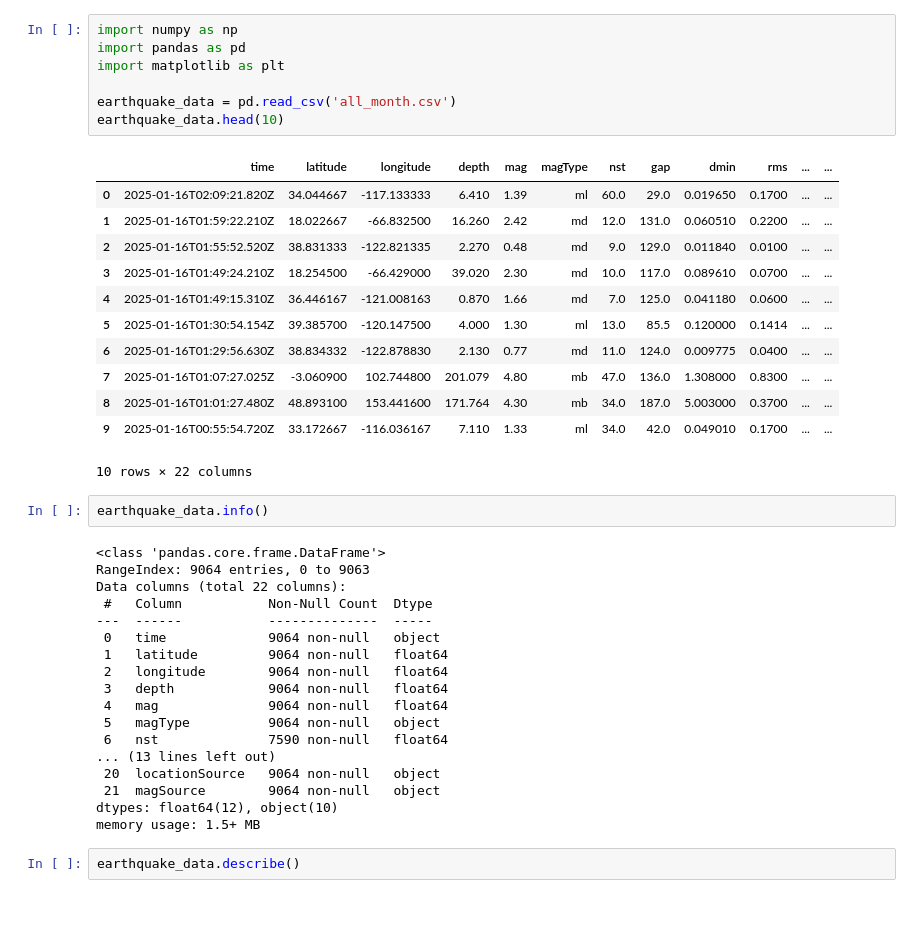
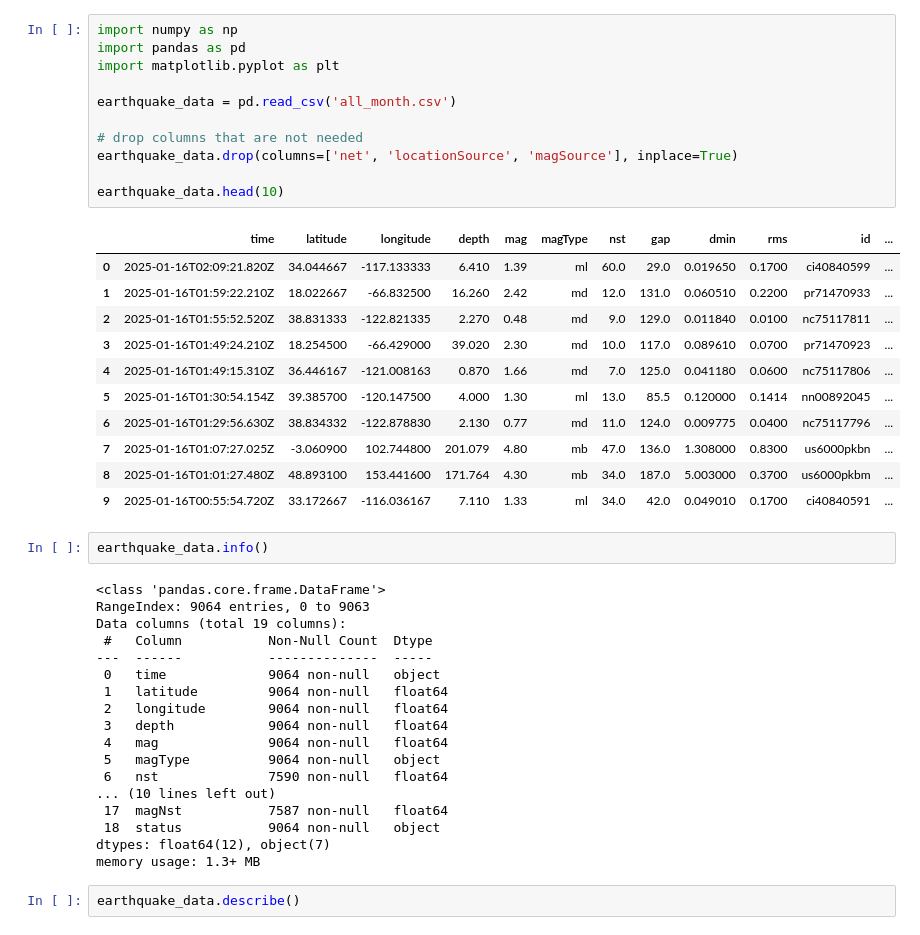
Before and after one commit to pkdc/earthquake-data-analysis, a Jupyter notebook: earthquake.ipynb, the cells around one changed output. Drawn from its saved outputs; the diff is of its cells as text; blank space fills up the shorter version.

Commit message:
Spatial Distribution of Earthquakes wip

```diff
--- a/earthquake.ipynb
+++ b/earthquake.ipynb
@@ -1,29 +1,32 @@
 # %%
 import numpy as np
 import pandas as pd
-import matplotlib as plt
+import matplotlib.pyplot as plt
 
 earthquake_data = pd.read_csv('all_month.csv')
+
+# drop columns that are not needed
+earthquake_data.drop(columns=['net', 'locationSource', 'magSource'], inplace=True)
+
 earthquake_data.head(10)
 # %% [output]
-|  | time | latitude | longitude | depth | mag | magType | nst | gap | dmin | rms | ... | ... |
-| 0 | 2025-01-16T02:09:21.820Z | 34.044667 | -117.133333 | 6.410 | 1.39 | ml | 60.0 | 29.0 | 0.019650 | 0.1700 | ... | ... |
-| 1 | 2025-01-16T01:59:22.210Z | 18.022667 | -66.832500 | 16.260 | 2.42 | md | 12.0 | 131.0 | 0.060510 | 0.2200 | ... | ... |
-| 2 | 2025-01-16T01:55:52.520Z | 38.831333 | -122.821335 | 2.270 | 0.48 | md | 9.0 | 129.0 | 0.011840 | 0.0100 | ... | ... |
-| 3 | 2025-01-16T01:49:24.210Z | 18.254500 | -66.429000 | 39.020 | 2.30 | md | 10.0 | 117.0 | 0.089610 | 0.0700 | ... | ... |
-| 4 | 2025-01-16T01:49:15.310Z | 36.446167 | -121.008163 | 0.870 | 1.66 | md | 7.0 | 125.0 | 0.041180 | 0.0600 | ... | ... |
-| 5 | 2025-01-16T01:30:54.154Z | 39.385700 | -120.147500 | 4.000 | 1.30 | ml | 13.0 | 85.5 | 0.120000 | 0.1414 | ... | ... |
-| 6 | 2025-01-16T01:29:56.630Z | 38.834332 | -122.878830 | 2.130 | 0.77 | md | 11.0 | 124.0 | 0.009775 | 0.0400 | ... | ... |
-| 7 | 2025-01-16T01:07:27.025Z | -3.060900 | 102.744800 | 201.079 | 4.80 | mb | 47.0 | 136.0 | 1.308000 | 0.8300 | ... | ... |
-| 8 | 2025-01-16T01:01:27.480Z | 48.893100 | 153.441600 | 171.764 | 4.30 | mb | 34.0 | 187.0 | 5.003000 | 0.3700 | ... | ... |
-| 9 | 2025-01-16T00:55:54.720Z | 33.172667 | -116.036167 | 7.110 | 1.33 | ml | 34.0 | 42.0 | 0.049010 | 0.1700 | ... | ... |
+|  | time | latitude | longitude | depth | mag | magType | nst | gap | dmin | rms | id | ... |
+| 0 | 2025-01-16T02:09:21.820Z | 34.044667 | -117.133333 | 6.410 | 1.39 | ml | 60.0 | 29.0 | 0.019650 | 0.1700 | ci40840599 | ... |
+| 1 | 2025-01-16T01:59:22.210Z | 18.022667 | -66.832500 | 16.260 | 2.42 | md | 12.0 | 131.0 | 0.060510 | 0.2200 | pr71470933 | ... |
+| 2 | 2025-01-16T01:55:52.520Z | 38.831333 | -122.821335 | 2.270 | 0.48 | md | 9.0 | 129.0 | 0.011840 | 0.0100 | nc75117811 | ... |
+| 3 | 2025-01-16T01:49:24.210Z | 18.254500 | -66.429000 | 39.020 | 2.30 | md | 10.0 | 117.0 | 0.089610 | 0.0700 | pr71470923 | ... |
+| 4 | 2025-01-16T01:49:15.310Z | 36.446167 | -121.008163 | 0.870 | 1.66 | md | 7.0 | 125.0 | 0.041180 | 0.0600 | nc75117806 | ... |
+| 5 | 2025-01-16T01:30:54.154Z | 39.385700 | -120.147500 | 4.000 | 1.30 | ml | 13.0 | 85.5 | 0.120000 | 0.1414 | nn00892045 | ... |
+| 6 | 2025-01-16T01:29:56.630Z | 38.834332 | -122.878830 | 2.130 | 0.77 | md | 11.0 | 124.0 | 0.009775 | 0.0400 | nc75117796 | ... |
+| 7 | 2025-01-16T01:07:27.025Z | -3.060900 | 102.744800 | 201.079 | 4.80 | mb | 47.0 | 136.0 | 1.308000 | 0.8300 | us6000pkbn | ... |
+| 8 | 2025-01-16T01:01:27.480Z | 48.893100 | 153.441600 | 171.764 | 4.30 | mb | 34.0 | 187.0 | 5.003000 | 0.3700 | us6000pkbm | ... |
+| 9 | 2025-01-16T00:55:54.720Z | 33.172667 | -116.036167 | 7.110 | 1.33 | ml | 34.0 | 42.0 | 0.049010 | 0.1700 | ci40840591 | ... |
-10 rows × 22 columns
 # %%
 earthquake_data.info()
 # %% [output]
 <class 'pandas.core.frame.DataFrame'>
 RangeIndex: 9064 entries, 0 to 9063
-Data columns (total 22 columns):
+Data columns (total 19 columns):
  #   Column           Non-Null Count  Dtype
 ---  ------           --------------  -----
  0   time             9064 non-null   object
@@ -33,11 +36,11 @@ Data columns (total 22 columns):
  4   mag              9064 non-null   float64
  5   magType          9064 non-null   object
  6   nst              7590 non-null   float64
-... (13 lines left out)
- 20  locationSource   9064 non-null   object
- 21  magSource        9064 non-null   object
-dtypes: float64(12), object(10)
-memory usage: 1.5+ MB
+... (10 lines left out)
+ 17  magNst           7587 non-null   float64
+ 18  status           9064 non-null   object
+dtypes: float64(12), object(7)
+memory usage: 1.3+ MB
 # %%
 earthquake_data.describe()
 # %% [output]
```
Also changed, not shown: parts of 2 cells of this notebook.
